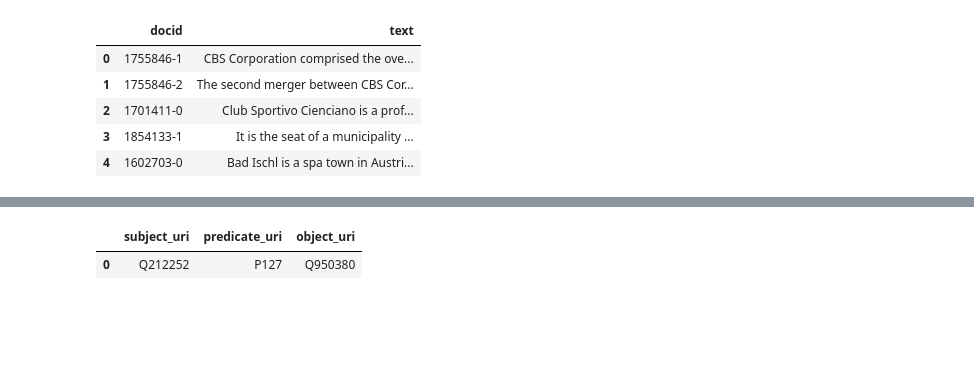
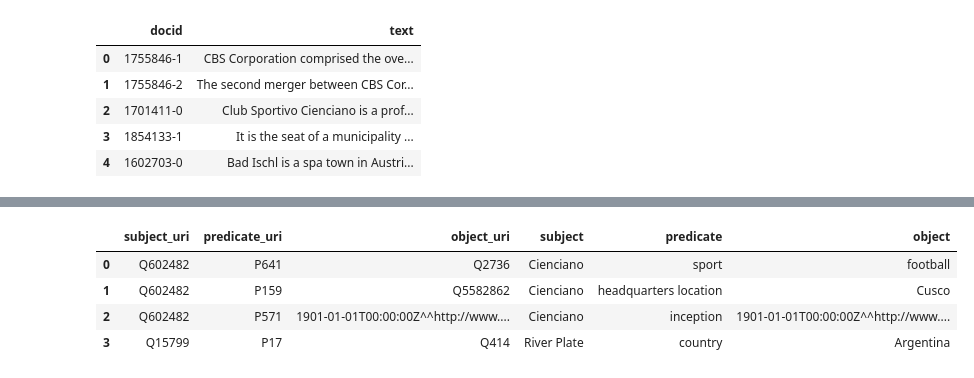
Before and after one commit to maxlautenbach/CIExMAS, a Jupyter notebook: baseline.ipynb, the cells around one changed output, grey strips where cells are left out. Saved outputs shown, nothing was run; the diff lists cells and outputs as text; code cells hidden in the pictures; blank space fills up the shorter version.

```diff
--- a/baseline.ipynb
+++ b/baseline.ipynb
@@ -76,4 +51,11 @@ for index, row in entity_set.iterrows():
         metadata={"uri": row["entity_uri"]},
     ))
 
-vector_store.add_documents(documents=documents)
+predicate_set_df = relation_df[["predicate", "predicate_uri"]].drop_duplicates()
+for index, row in predicate_set_df.iterrows():
+    documents.append(Document(
+        page_content=row["predicate"],
+        metadata={"uri": row["predicate_uri"]},
+    ))
+
+faiss_document_ids = vector_store.add_documents(documents=documents)
@@ -213,7 +192,7 @@ langfuse_handler = CallbackHandler(
     host=os.getenv("LANGFUSE_HOST"),
 )
 
-target_doc = docs.iloc[0]
+target_doc = docs.iloc[2]
 doc_id = target_doc["docid"]
 response = graph.invoke({"text": target_doc["text"], "messages": [system_prompt, target_doc["text"]], "instruction": ""}, config={"callbacks": [langfuse_handler]})
 # %% [output]
@@ -235,4 +214,26 @@ response = graph.invoke({"text": target_doc["text"], "messages": [system_prompt,
 
 -- END OF OUTPUT --
+# %%
+def get_uri_labels(df):
+    subjects = []
+    predicates = []
+    objects = []
+    for i, row in df.iterrows():
+        try:
+            subjects.append(entity_set[entity_set["entity_uri"] == row["subject_uri"]]["entity"].values[0])
+        except IndexError:
+            subjects.append("Unknown")
+        try:
+            predicates.append(predicate_set_df[predicate_set_df["predicate_uri"] == row["predicate_uri"]]["predicate"].values[0])
+        except IndexError:
+            predicates.append("Unknown")
+        if "^^" in row["object_uri"]:
+            objects.append(row["object_uri"])
+        else:
+            try:
+                objects.append(entity_set[entity_set["entity_uri"] == row["object_uri"]]["entity"].values[0])
+            except IndexError:
+                objects.append("Unknown")
+    return pd.concat([df.reset_index(drop=True), pd.DataFrame({"subject": subjects, "predicate": predicates, "object": objects})], axis=1)
 # %%
 relation_list = [x.split(";") for x in re.findall(r"<relation>(.*?)</relation>", response["messages"][-1].content)]
@@ -266,9 +253,12 @@ pred_relation_df
 # %%
 doc_relation_df = relation_df[relation_df["docid"] == doc_id][["subject_uri", "predicate_uri", "object_uri"]]
-doc_relation_df
+get_uri_labels(doc_relation_df)
 # %% [output]
-|  | subject_uri | predicate_uri | object_uri |
-| 0 | Q212252 | P127 | Q950380 |
+|  | subject_uri | predicate_uri | object_uri | subject | predicate | object |
+| 0 | Q602482 | P641 | Q2736 | Cienciano | sport | football |
+| 1 | Q602482 | P159 | Q5582862 | Cienciano | headquarters location | Cusco |
+| 2 | Q602482 | P571 | 1901-01-01T00:00:00Z^^http://www.... | Cienciano | inception | 1901-01-01T00:00:00Z^^http://www.... |
+| 3 | Q15799 | P17 | Q414 | River Plate | country | Argentina |
 # %%
 correct_relation_df = pred_relation_df.merge(doc_relation_df[["subject_uri", "predicate_uri", "object_uri"]], on=["subject_uri", "predicate_uri", "object_uri"], how="inner")
 correct_relation_df
```
Also changed, not shown: parts of 12 cells of this notebook, 1 other file.
